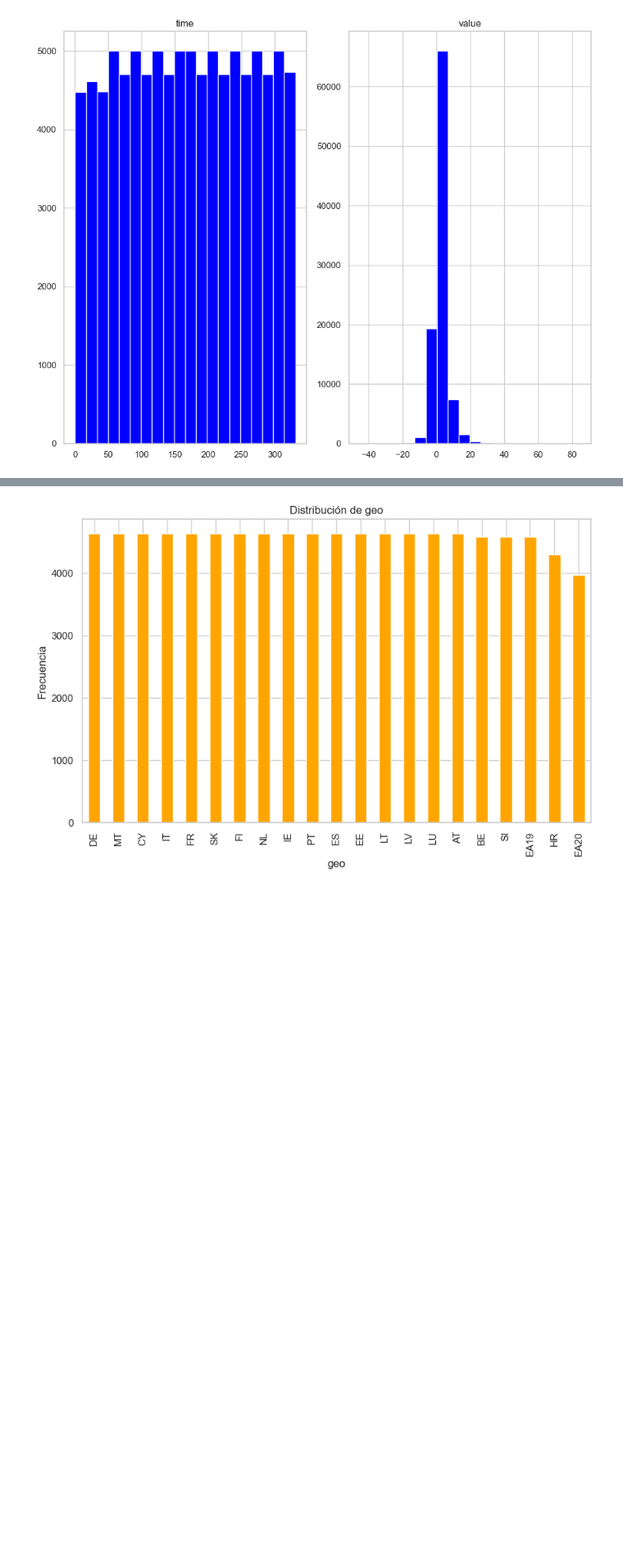
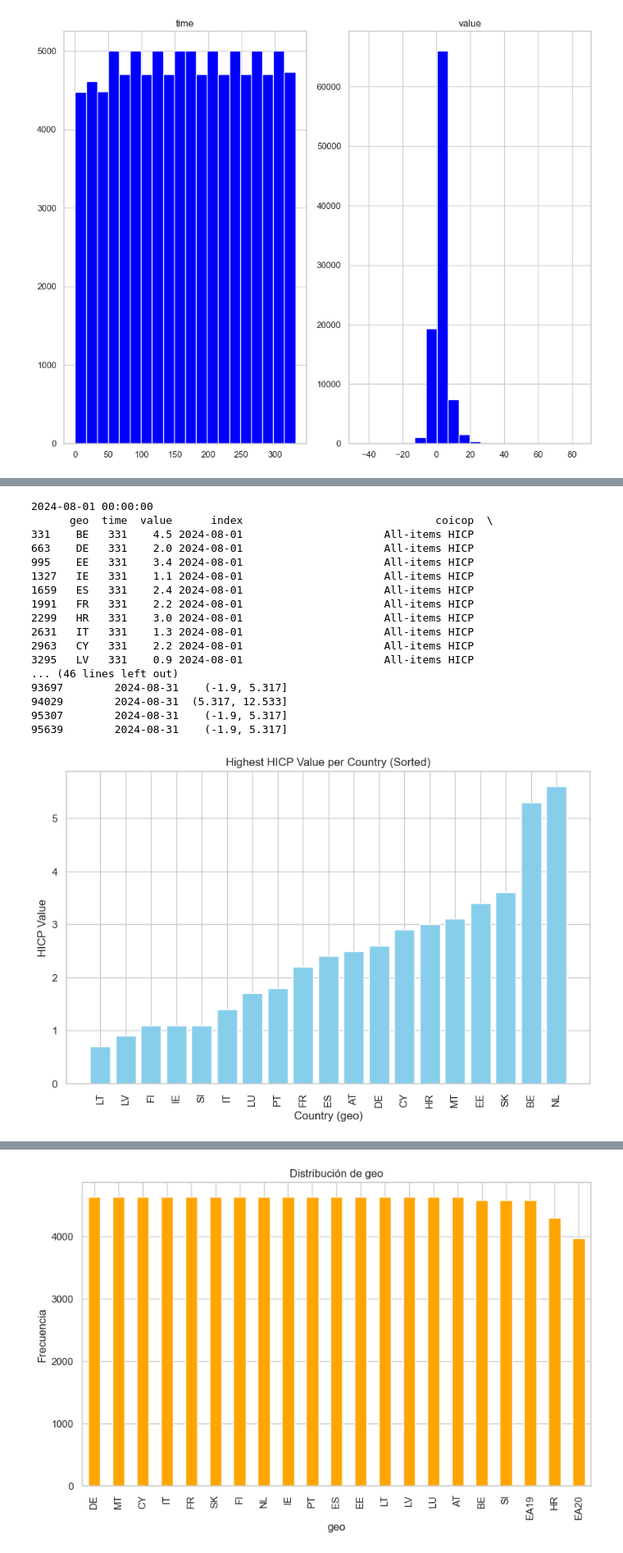
Before and after one commit to eri1142/eurostat, a Jupyter notebook: notebooks/historical_analysis/20240831/data_analysis20240831.ipynb, the cells around one changed output, grey strips where cells are left out. Shown: that part at 82% size. Drawn from its saved outputs; the diff is of its cells as text; code cells hidden in the pictures; blank space fills up the shorter version.

```diff
--- a/notebooks/historical_analysis/20240831/data_analysis20240831.ipynb
+++ b/notebooks/historical_analysis/20240831/data_analysis20240831.ipynb
@@ -65,3 +121,22 @@ plt.savefig("histogram.png")  # Guardar el histograma
 plt.show()
 # %% [output]
 [figure]
+# %%
+# Calcular el número de bins usando la regla de Sturges
+num_bins_sturges = int(np.ceil(np.log2(len(df['value'])) + 1))
+
+# Crear los rangos (bins)
+bins = np.linspace(df['value'].min(), df['value'].max(), num_bins_sturges + 1)
+
+# Asignar los valores de 'value' a los rangos
+df['value_range'] = pd.cut(df['value'], bins=bins, include_lowest=True)
+
+# Contar la frecuencia de los valores en cada rango
+value_counts = df['value_range'].value_counts().sort_index()
+
+# Crear una tabla de la distribución
+distribution_table = pd.DataFrame(value_counts).reset_index()
+distribution_table.columns = ['Range', 'Frequency']
+
+# Mostrar la tabla
+print(distribution_table)
@@ -67,0 +189,43 @@ plt.show()
+# %%
+# Filtrar por el mayor 'last_day_of_month' disponible
+last_day = df['index'].max()
+
+print(last_day)
+
+df_filtered = df[df['index'] == last_day]
+
+print(df_filtered)
+
+# Agrupar por 'geo' y obtener el valor máximo para cada país
+df_grouped = df_filtered.groupby('geo')['value'].max().reset_index()
+
+# Ordenar de menor a mayor por el valor máximo
+df_sorted = df_grouped.sort_values(by='value', ascending=True)
+
+# Crear el gráfico con los ejes invertidos
+plt.figure(figsize=(10, 6))
+plt.bar(df_sorted['geo'], df_sorted['value'], color='skyblue')
+plt.ylabel('HICP Value')
+plt.xlabel('Country (geo)')
+plt.title('Highest HICP Value per Country (Sorted)')
+plt.xticks(rotation=90)  # Rotar etiquetas en el eje X si es necesario
+plt.show()
+# %% [output]
+2024-08-01 00:00:00
+      geo  time  value      index                              coicop  \
+331    BE   331    4.5 2024-08-01                      All-items HICP
+663    DE   331    2.0 2024-08-01                      All-items HICP
+995    EE   331    3.4 2024-08-01                      All-items HICP
+1327   IE   331    1.1 2024-08-01                      All-items HICP
+1659   ES   331    2.4 2024-08-01                      All-items HICP
+1991   FR   331    2.2 2024-08-01                      All-items HICP
+2299   HR   331    3.0 2024-08-01                      All-items HICP
+2631   IT   331    1.3 2024-08-01                      All-items HICP
+2963   CY   331    2.2 2024-08-01                      All-items HICP
+3295   LV   331    0.9 2024-08-01                      All-items HICP
+... (46 lines left out)
+93697        2024-08-31    (-1.9, 5.317]
+94029        2024-08-31  (5.317, 12.533]
+95307        2024-08-31    (-1.9, 5.317]
+95639        2024-08-31    (-1.9, 5.317]
+[figure, added]
```
Also changed, not shown: parts of 9 cells of this notebook.
